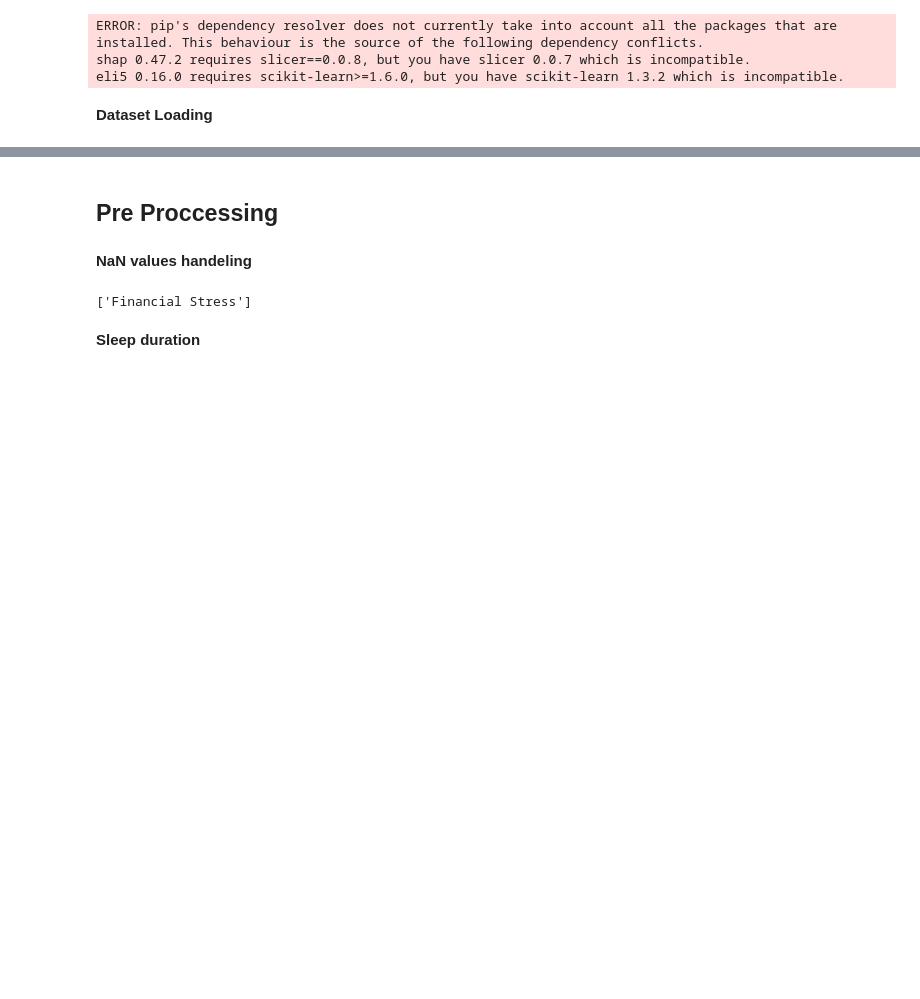
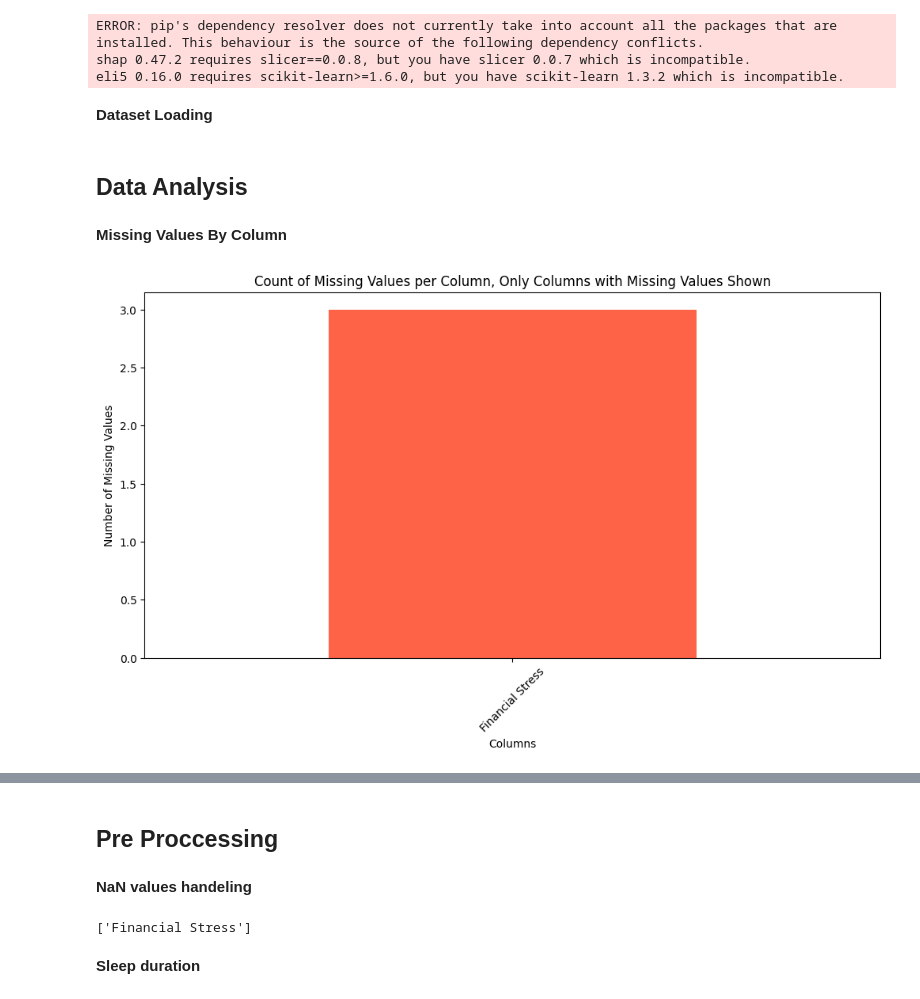
Before and after one commit to guyko29/student-depression-model, a Jupyter notebook: Student Depression Prediction.ipynb, the cells around one changed output, grey strips where cells are left out. Cells and saved outputs as stored; diff of their text form; code cells hidden in the pictures; blank space fills up the shorter version.

Commit message:
Add Data Analysis Part

```diff
--- a/Student Depression Prediction.ipynb
+++ b/Student Depression Prediction.ipynb
@@ -55,3 +55,26 @@ from sklearn.metrics import (
 # %%
 file_path = 'Student Depression Dataset.csv'
 df = pd.read_csv(file_path)
+# %% [markdown]
+## Data Analysis
+# %% [markdown]
+**Missing Values By Column**
+# %%
+# Get count of missing values per column
+missing_counts = df.isnull().sum()
+
+# Filter to include only columns with missing values
+missing_counts = missing_counts[missing_counts > 0]
+
+if len(missing_counts) > 0:
+    plt.figure(figsize=(12, 6))
+    missing_counts.plot(kind='bar', color='tomato')
+    plt.title('Count of Missing Values per Column, Only Columns with Missing Values Shown')
+    plt.ylabel('Number of Missing Values')
+    plt.xlabel('Columns')
+    plt.xticks(rotation=45)
+    plt.show()
+else:
+    print("No missing values found in the dataset.")
+# %% [output]
+[figure, added]
```
Also changed, not shown: parts of 22 cells of this notebook.
